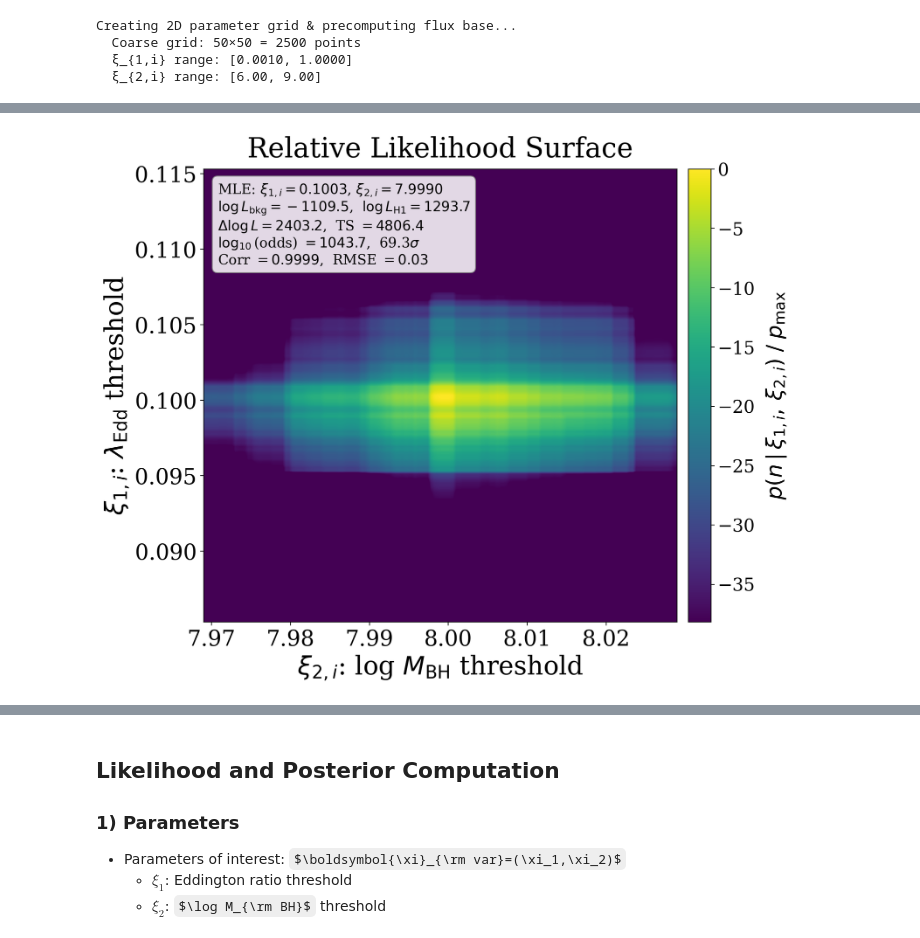
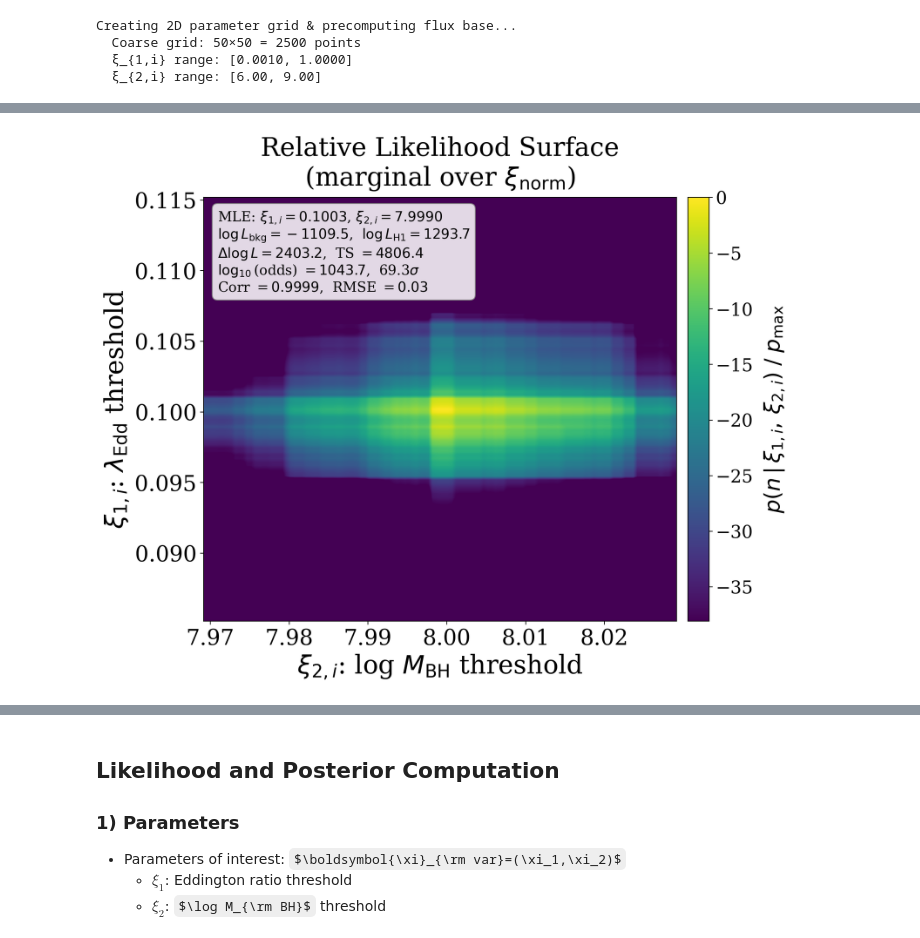
Before and after one commit to sophieroux/PopulationModelingFramework, a Jupyter notebook: population_step_nu_lumi.ipynb, the cells around one changed output, grey strips where cells are left out. Drawn from its saved outputs; the diff is of its cells as text; code cells hidden in the pictures; some formulas as TeX source.

```diff
--- a/population_step_nu_lumi.ipynb
+++ b/population_step_nu_lumi.ipynb
@@ -351,6 +351,14 @@ true_mbh_thres = 8.0  # ξ_{2,i}: log M_BH threshold
 true_e_ratio_thres = 0.1  # ξ_{1,i}: λ_Edd threshold
 norm = [1000,10000] # Total signal drawn log-uniformly from this range
 bg = 2.0  # Background level
+
+# Likelihood mode:
+#   - 'conditional': condition on the realized total signal (signal_total)
+#   - 'marginal':    marginalize over xi_norm when norm is a list [xi_norm_min, xi_norm_max]
+LIK_MODE = 'marginal'
+
+# discretization used for marginalization (in ln xi_norm, consistent with log-uniform prior)
+N_XINORM = 100
 
 # generate observed counts using the true parameters
 observed_counts, true_signal, true_bg = create_realization(
@@ -566,21 +742,20 @@ Comprehensive Odds Ratio & Quality Metrics
 # relative log likelihood surface
 from matplotlib.colors import LogNorm
 
-# normalized likelihood: L / L_max  (clipped to [-1e+5,0])
-# .T because fine_ll[j,i] has j→ξ_{2,i} (rows) and i→ξ_{1,i} (cols),
-# but imshow maps rows→y and cols→x, so transpose to get x=ξ_{2,i}, y=ξ_{1,i}
-lik_normalized = np.clip(fine_rel_log10, -1e+5, 0).T
+# normalized likelihood: log10(L / L_max) (clipped to [-1e+5,0])
+# Uses the active likelihood grid (conditional vs marginal) prepared in the previous cell.
+# ll_active has shape (n_xi2, n_xi1) so we transpose for imshow.
+rel_log10_active = (ll_active - np.nanmax(ll_active)) / np.log(10)
+lik_normalized = np.clip(rel_log10_active, -1e+5, 0).T
 
 fig, ax = plt.subplots(figsize=(10, 8), dpi=200)
 
 im = ax.imshow(
     lik_normalized,
     origin='lower',
-    extent=[fine_xi2_range.min(), fine_xi2_range.max(),
-            fine_xi1_range.min(), fine_xi1_range.max()],
+    extent=[xi2_active.min(), xi2_active.max(),
+            xi1_active.min(), xi1_active.max()],
     cmap='viridis',
-    #norm=LogNorm(vmin=1e-3, vmax=1.0),
-    #vmin=-1e+4,
     vmin=np.percentile(lik_normalized, 99),
     vmax=0,
     aspect='auto',
@@ -588,43 +763,43 @@ im = ax.imshow(
 )
 
 # tighter zoom into the blob
-ax.set_xlim(best_xi2 - 0.03, best_xi2 + 0.03)
-ax.set_ylim(best_xi1 - 0.015, best_xi1 + 0.015)
+ax.set_xlim(best_xi2_active - 0.03, best_xi2_active + 0.03)
+ax.set_ylim(best_xi1_active - 0.015, best_xi1_active + 0.015)
 
 ax.set_xlabel(r'$\xi_{2,i}$: log $M_{\rm BH}$ threshold', fontsize=26)
 ax.set_ylabel(r'$\xi_{1,i}$: $\lambda_{\rm Edd}$ threshold', fontsize=26)
-ax.set_title('Relative Likelihood Surface', fontsize=28, pad=12)
+ax.set_title(f'Relative Likelihood Surface\n({mode_label})', fontsize=26, pad=12)
 ax.tick_params(axis='both', labelsize=22)
 
 cbar = plt.colorbar(im, ax=ax, pad=0.02)
 cbar.set_label(r'$p(n\,|\,\xi_{1,i},\,\xi_{2,i})\;/\;p_{\rm max}$', fontsize=22, labelpad=10)
 cbar.ax.tick_params(labelsize=18)
 
 # comprehensive metrics annotation
 if delta_log_L < 500:
     odds_str = f'{np.exp(delta_log_L):.2e}'
 else:
     odds_str = rf'$\sim 10^{{{log10_odds:.0f}}}$'
 info_text = (
     rf'MLE: $\xi_{{1,i}}={best_xi1:.4f}$, $\xi_{{2,i}}={best_xi2:.4f}$'
     '\n'
     rf'$\log L_{{\rm bkg}} = {log_L_bkg:.1f}$,  $\log L_{{\rm H1}} = {log_L_H1:.1f}$'
     '\n'
     rf'$\Delta\log L = {delta_log_L:.1f}$,  TS $= {TS:.1f}$'
     '\n'
     rf'$\log_{{10}}$(odds) $= {log10_odds:.1f}$,  {sigma_equiv:.1f}$\sigma$'
     '\n'
     rf'Corr $= {correlation:.4f}$,  RMSE $= {rmse:.2f}$'
 )
 ax.text(0.03, 0.97, info_text, transform=ax.transAxes,
         fontsize=14, verticalalignment='top',
         bbox=dict(boxstyle='round,pad=0.4', facecolor='white', alpha=0.85, edgecolor='gray'))
 
 plt.tight_layout()
 plt.savefig('step_model_likelihood_surface.png', dpi=200, bbox_inches='tight')
 plt.show()
 
-print(f"  MLE: ξ_{{1,i}} = {best_xi1:.4f}, ξ_{{2,i}} = {best_xi2:.4f}")
-print(f"  True: ξ_{{1,i}} = {true_e_ratio_thres:.4f}, ξ_{{2,i}} = {true_mbh_thres:.2f}")
+print(f"  MLE (plot grid): ξ_{{1,i}} = {best_xi1_active:.4f}, ξ_{{2,i}} = {best_xi2_active:.4f}")
+print(f"  True:           ξ_{{1,i}} = {true_e_ratio_thres:.4f}, ξ_{{2,i}} = {true_mbh_thres:.2f}")
 # %% [output]
-[figure, old version]
+[figure, new version]
```
Also changed, not shown: parts of 8 cells of this notebook.
